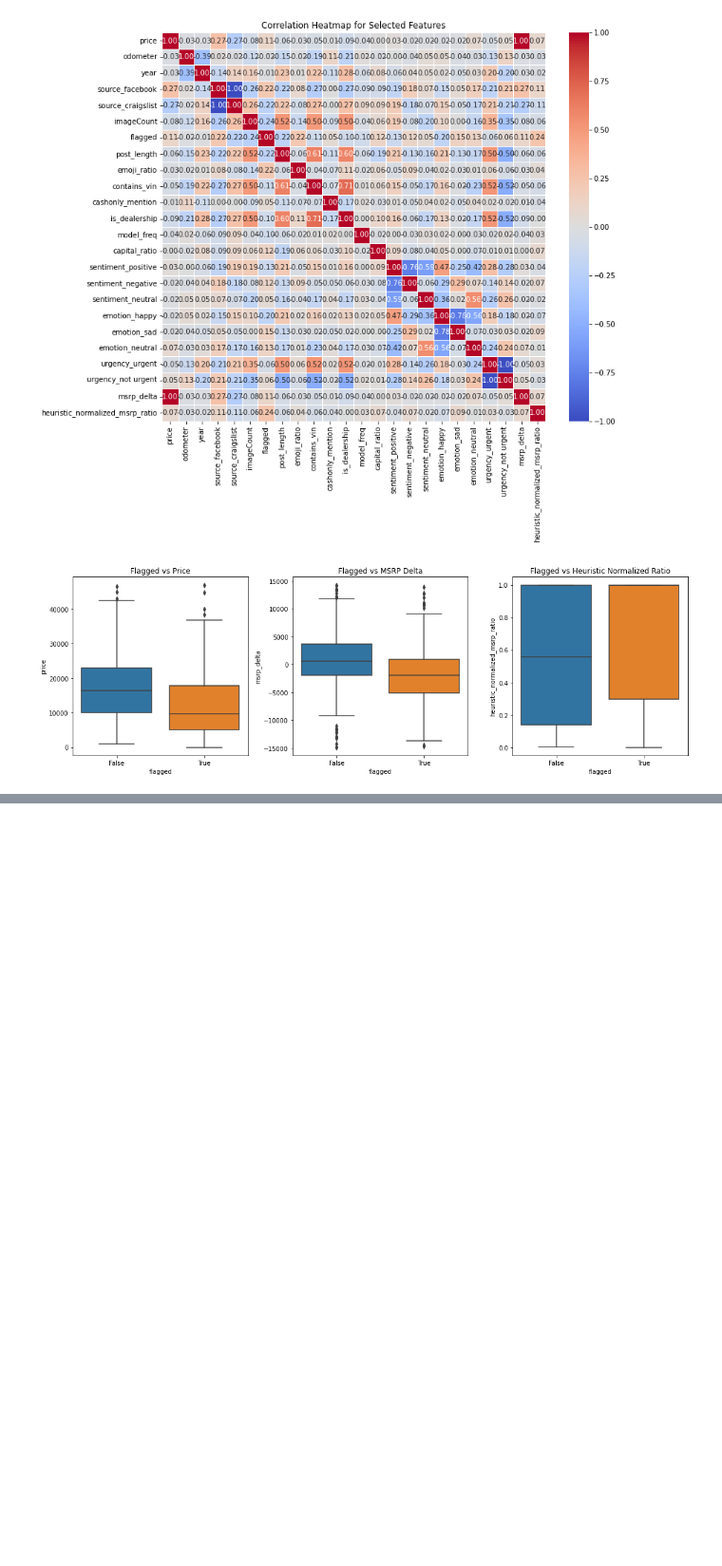
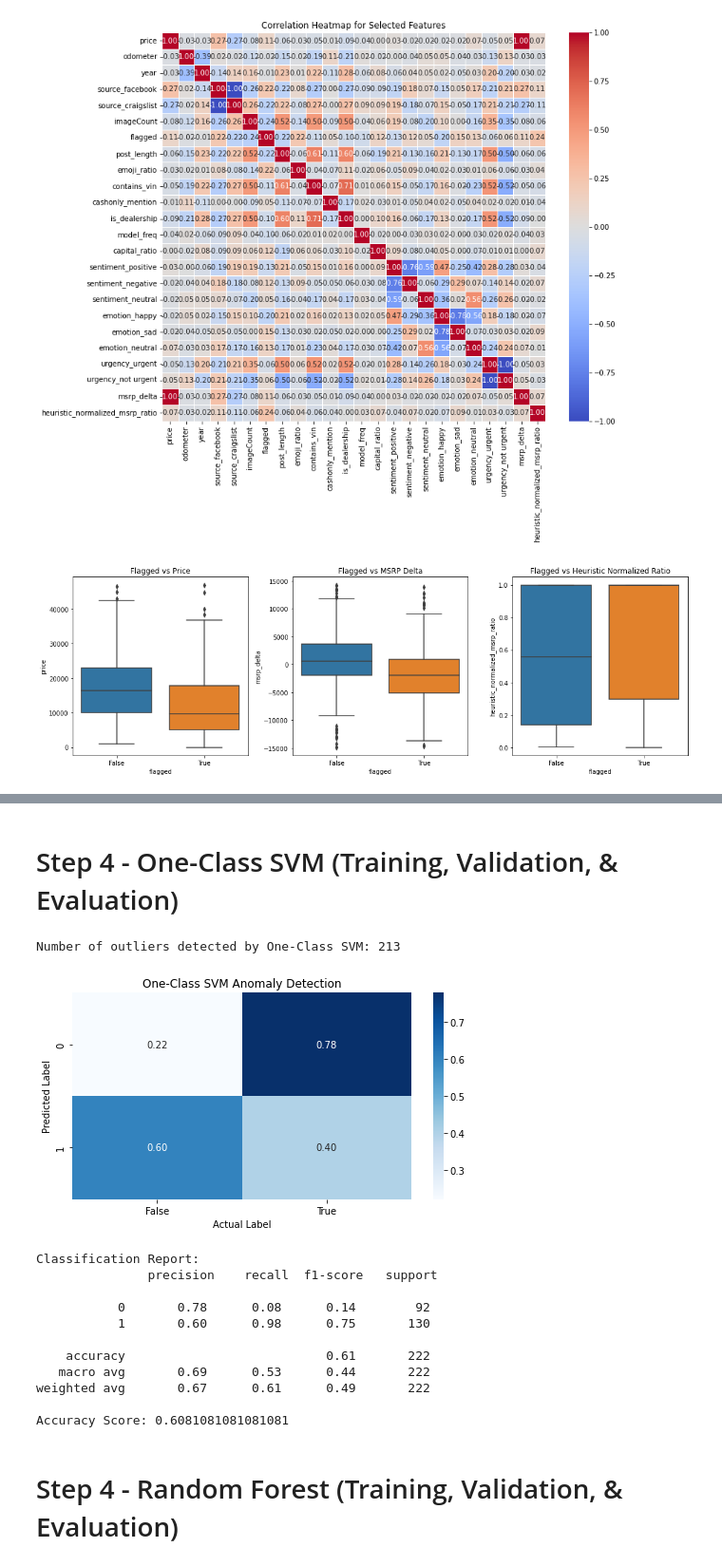
Before and after one commit to lryanle/SMARE, a Jupyter notebook: backend/src/models/m1v2.ipynb, the cells around one changed output, grey strips where cells are left out. Shown: that part at 95% size. Cells and saved outputs as stored; diff of their text form; code cells hidden in the pictures; blank space fills up the shorter version.

```diff
--- a/backend/src/models/m1v2.ipynb
+++ b/backend/src/models/m1v2.ipynb
@@ -441 +524,35 @@ y_pred = model.predict(X_test)
+# %% [markdown]
+# Step 4 - One-Class SVM (Training, Validation, & Evaluation)
+# %%
+# One-Class SVM (Anomaly Detection)
+one_class_svm = OneClassSVM(kernel='rbf', gamma='auto', nu=0.01)
+one_class_svm.fit(X_train)
+
+# Test: -1 indicates = outlier, 1 = normal
+svm_predictions = one_class_svm.predict(X_test)
+# 0 = normal, 1 = anomaly
+svm_outliers = np.where(svm_predictions == 1, 0, 1)
+
+print("Number of outliers detected by One-Class SVM:", np.sum(svm_outliers))
+plot_model_results(svm_outliers, y_test, 'One-Class SVM Anomaly Detection')
+
+y_test_transformed = np.where(y_test == 1, 0, 1)
+print("Classification Report:\n", classification_report(y_test_transformed, svm_outliers))
+print("Accuracy Score:", accuracy_score(y_test_transformed, svm_outliers))
+# %% [output]
+Number of outliers detected by One-Class SVM: 213
+[figure, added]
+Classification Report:
+               precision    recall  f1-score   support
+
+           0       0.78      0.08      0.14        92
+           1       0.60      0.98      0.75       130
+
+    accuracy                           0.61       222
+   macro avg       0.69      0.53      0.44       222
+weighted avg       0.67      0.61      0.49       222
+
+Accuracy Score: 0.6081081081081081
+# %% [markdown]
+# Step 4 - Random Forest (Training, Validation, & Evaluation)
 # %%
```
Also changed, not shown: parts of 17 cells of this notebook.
